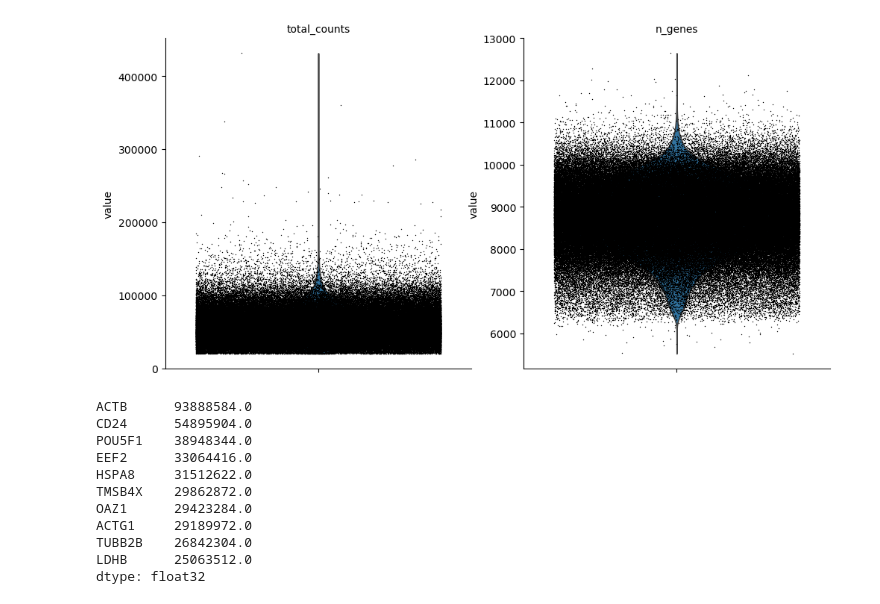
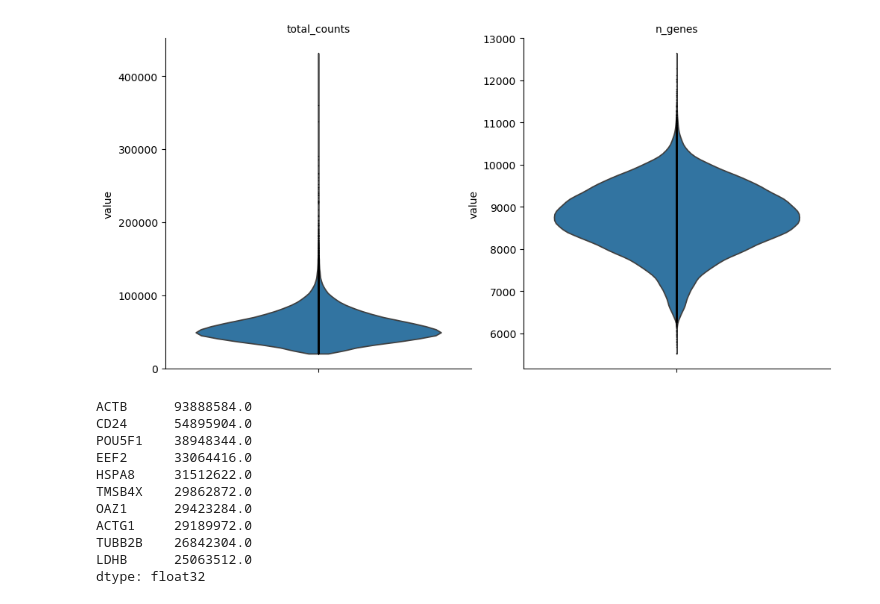
Before and after one commit to Shamisen-Tae/Virtual-Cell-Challenge-, a Jupyter notebook: eda.ipynb, the cells around one changed output. Drawn from its saved outputs; the diff is of its cells as text; code cells hidden in the pictures.

```diff
--- a/eda.ipynb
+++ b/eda.ipynb
@@ -23,14 +35,14 @@ NameError: name 'adata' is not defined
 # %%
 if hasattr(adata.X, "toarray"):  # sparse matrix
     adata.obs['total_counts'] = np.array(adata.X.sum(axis=1)).flatten()
 else:
     adata.obs['total_counts'] = adata.X.sum(axis=1)
 # Number of nonzero genes per guide
 adata.obs['n_genes'] = (adata.X > 0).sum(axis=1).A1 if hasattr(adata.X, "A1") else (adata.X > 0).sum(axis=1)
-# Make a violin plot
-sc.pl.violin(adata, ['total_counts', 'n_genes'], jitter=0.4, multi_panel=True)
+# Make a violin plot: number of total gene counts per cell + number of non-zero count genes per cell
+sc.pl.violin(adata, ['total_counts', 'n_genes'], jitter=0, multi_panel=True)
 # %% [output]
-[figure, old version]
+[figure, new version]
 # %%
 gene_counts = np.array(adata.X.sum(axis=0)).flatten() if hasattr(adata.X, "toarray") else adata.X.sum(axis=0).A1
 gene_counts_series = pd.Series(gene_counts, index=adata.var_names)
```
Also changed, not shown: parts of 8 cells of this notebook, 1 other file.
